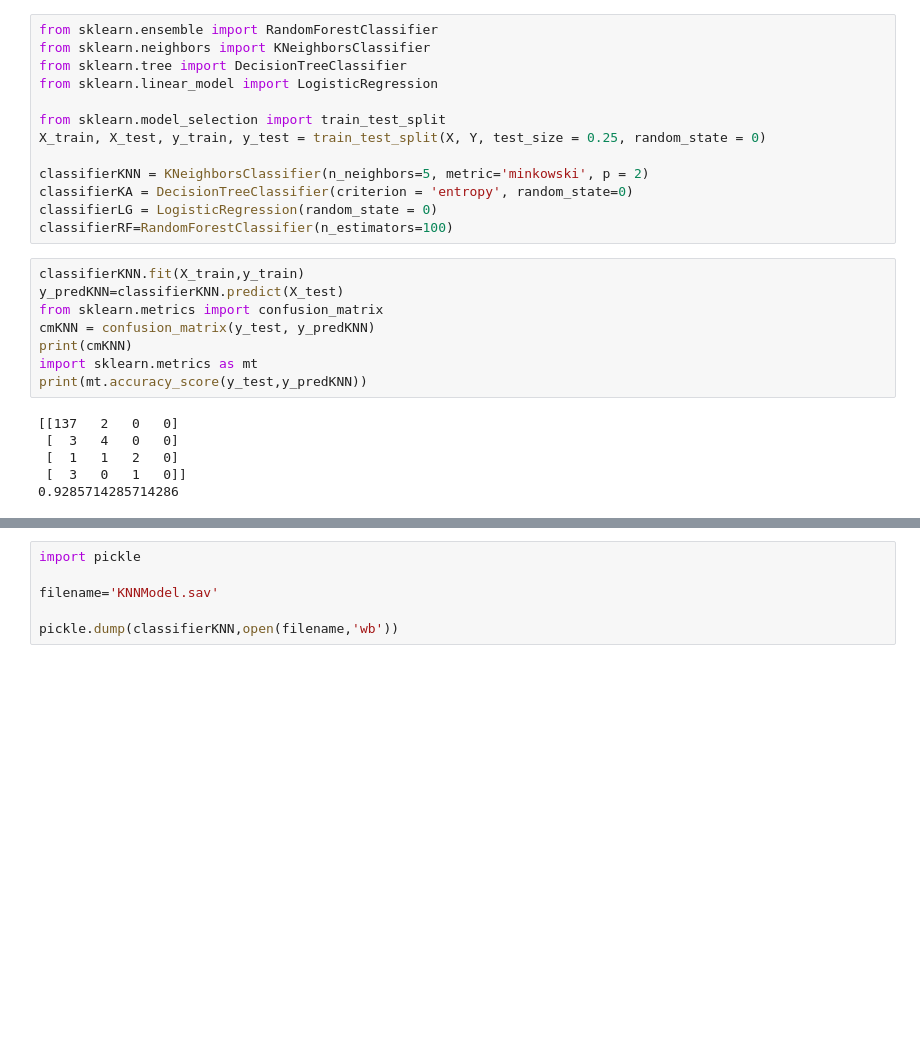
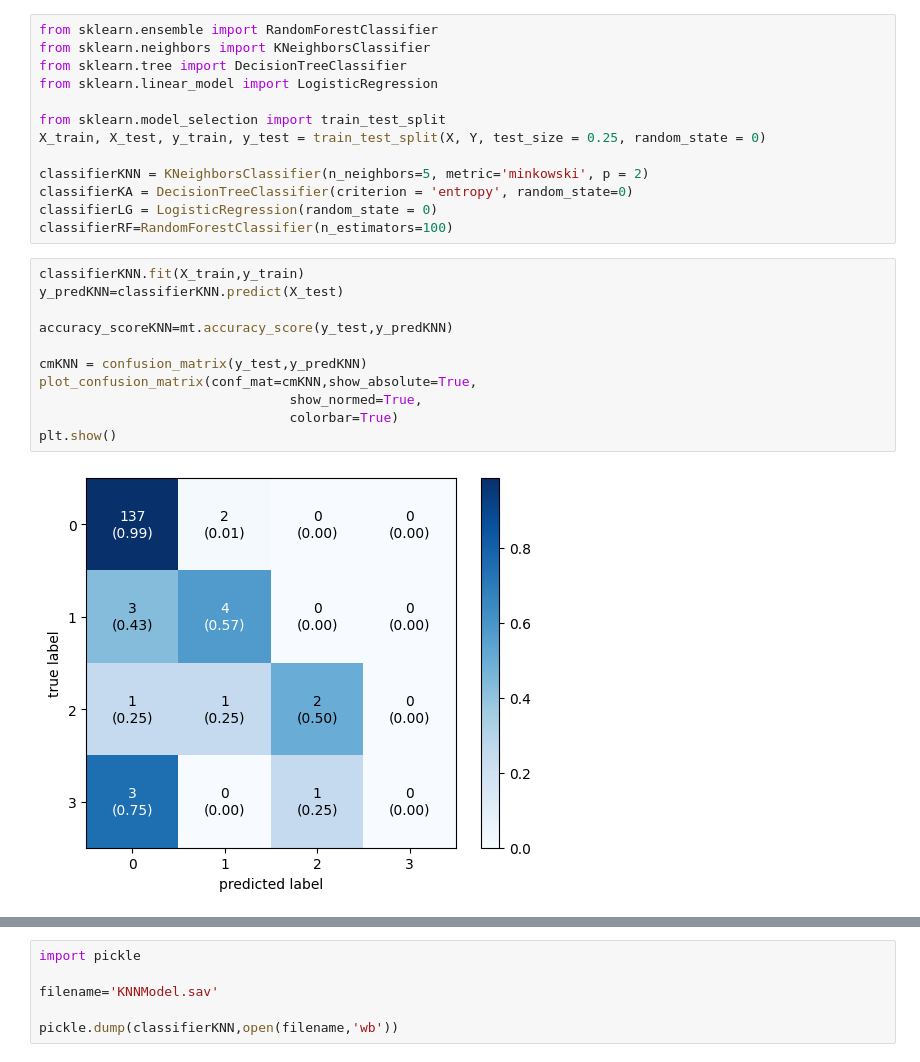
Before and after one commit to erolcan54/HepatitCMakineOgrenmesi, a Jupyter notebook: index.ipynb, the cells around one changed output, grey strips where cells are left out. Cells and saved outputs as stored; diff of their text form; blank space fills up the shorter version.

```diff
--- a/index.ipynb
+++ b/index.ipynb
@@ -175,17 +182,16 @@ classifierRF=RandomForestClassifier(n_estimators=100)
 # %%
 classifierKNN.fit(X_train,y_train)
 y_predKNN=classifierKNN.predict(X_test)
-from sklearn.metrics import confusion_matrix
-cmKNN = confusion_matrix(y_test, y_predKNN)
-print(cmKNN)
-import sklearn.metrics as mt
-print(mt.accuracy_score(y_test,y_predKNN))
+
+accuracy_scoreKNN=mt.accuracy_score(y_test,y_predKNN)
+
+cmKNN = confusion_matrix(y_test,y_predKNN)
+plot_confusion_matrix(conf_mat=cmKNN,show_absolute=True,
+                                show_normed=True,
+                                colorbar=True)
+plt.show()
 # %% [output]
-[[137   2   0   0]
- [  3   4   0   0]
- [  1   1   2   0]
- [  3   0   1   0]]
-0.9285714285714286
+[figure, added]
 # %%
 classifierKA.fit(X_train,y_train)
 y_predKA=classifierKA.predict(X_test)
```
Also changed, not shown: parts of 10 cells of this notebook.
